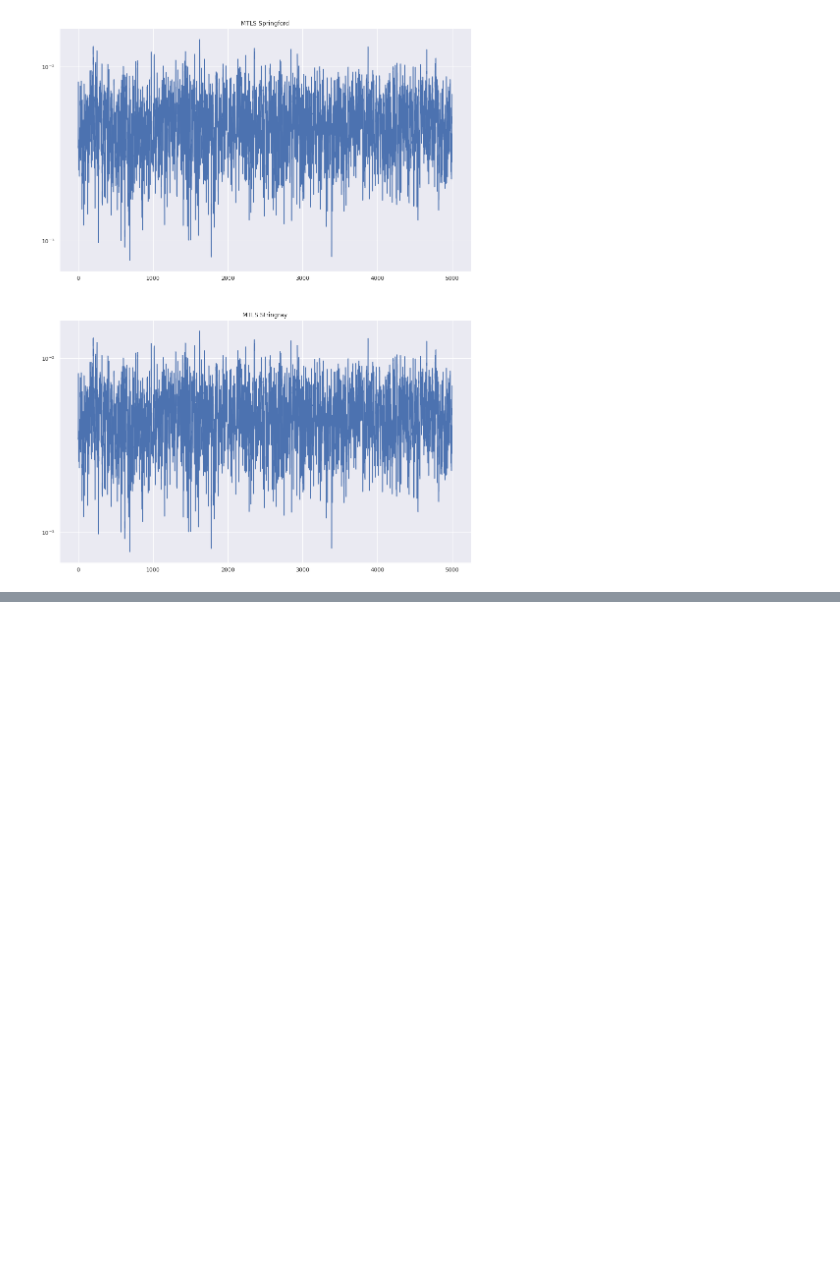
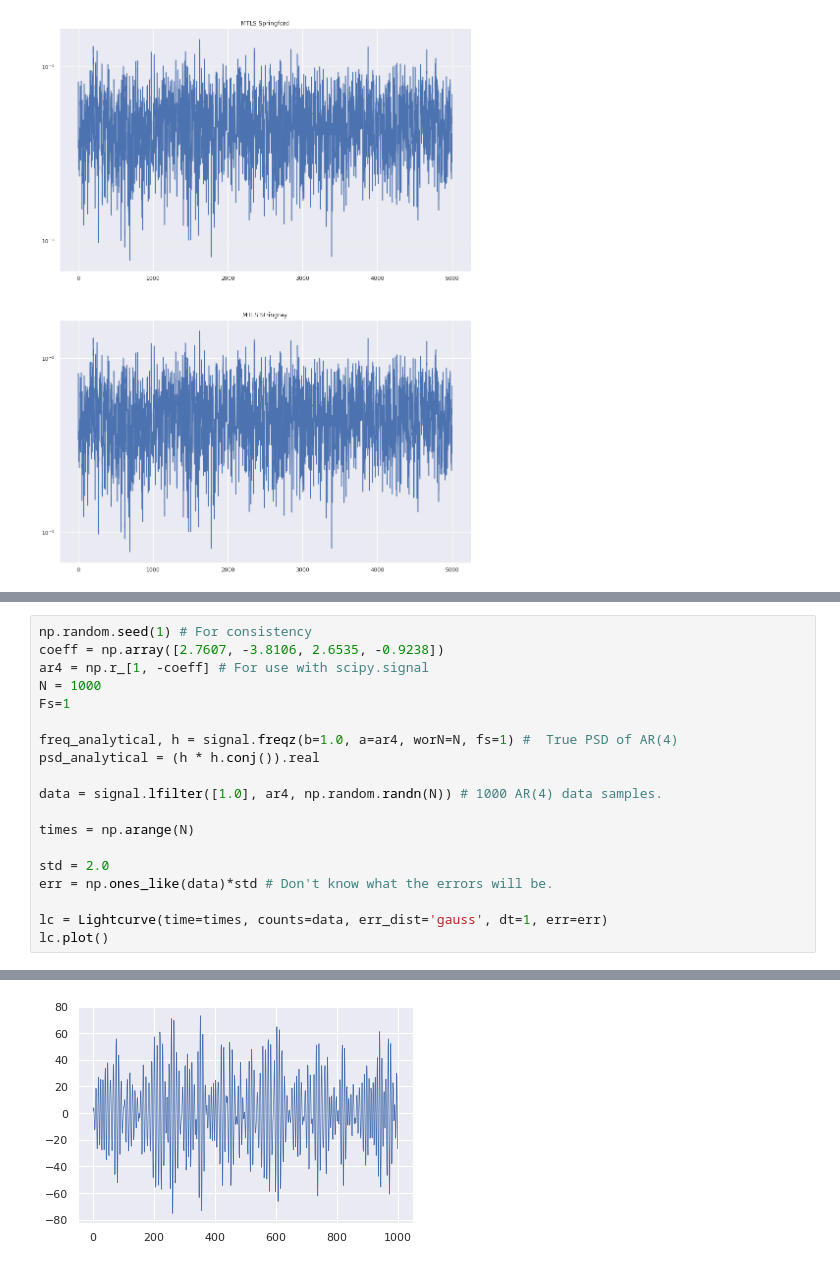
Before and after one commit to dhruv9vats/misc, a Jupyter notebook: stingray_mtls_final_test.ipynb, the cells around one changed output, grey strips where cells are left out. Drawn from its saved outputs; the diff is of its cells as text; blank space fills up the shorter version.

```diff
--- a/stingray_mtls_final_test.ipynb
+++ b/stingray_mtls_final_test.ipynb
@@ -177,0 +225,20 @@ ax_mtls_sr.set_yscale("log")
+# %%
+np.random.seed(1) # For consistency
+coeff = np.array([2.7607, -3.8106, 2.6535, -0.9238])
+ar4 = np.r_[1, -coeff] # For use with scipy.signal
+N = 1000
+Fs=1
+
+freq_analytical, h = signal.freqz(b=1.0, a=ar4, worN=N, fs=1) #  True PSD of AR(4)
+psd_analytical = (h * h.conj()).real
+
+data = signal.lfilter([1.0], ar4, np.random.randn(N)) # 1000 AR(4) data samples.
+
+times = np.arange(N)
+
+std = 2.0
+err = np.ones_like(data)*std # Don't know what the errors will be.
+
+lc = Lightcurve(time=times, counts=data, err_dist='gauss', dt=1, err=err)
+lc.plot()
+# %% [output]
@@ -177,0 +247 @@ ax_mtls_sr.set_yscale("log")
+[figure, added]
```
Also changed, not shown: parts of 7 cells of this notebook.
